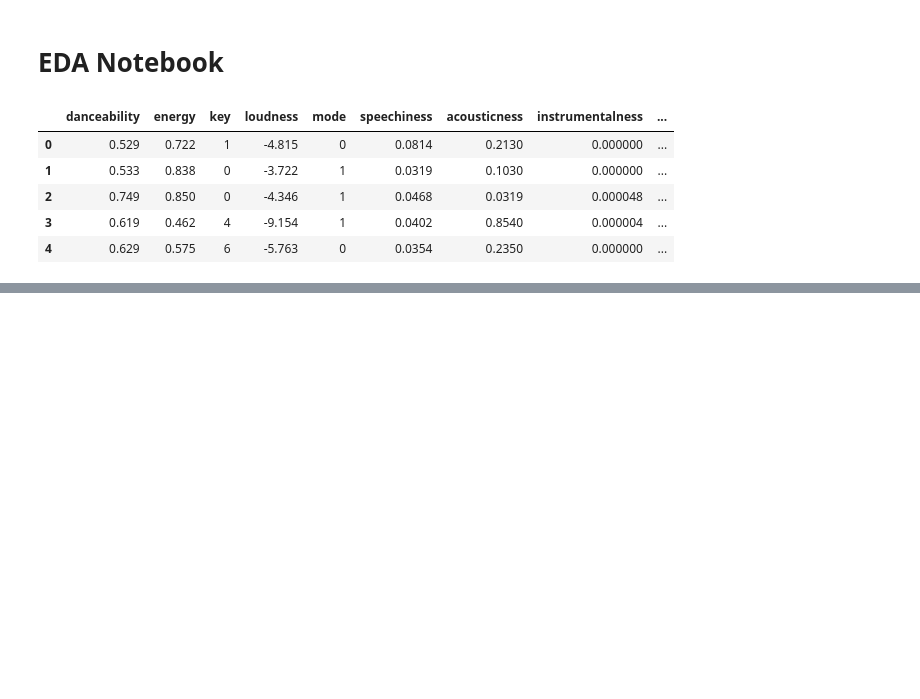
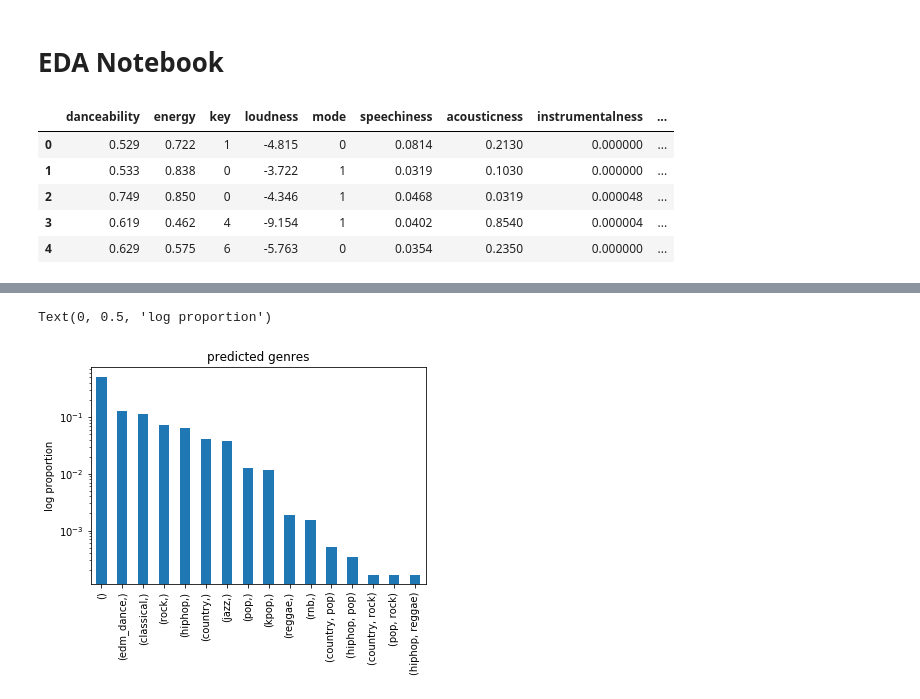
Before and after one commit to ChrisWynne/dsc160-midterm-group-5, a Jupyter notebook: code/coden_eda.ipynb, the cells around one changed output, grey strips where cells are left out. Saved outputs shown, nothing was run; the diff lists cells and outputs as text; code cells hidden in the pictures; blank space fills up the shorter version.

```diff
--- a/code/coden_eda.ipynb
+++ b/code/coden_eda.ipynb
@@ -59,7 +60,7 @@ def get_pred_stats(preds, y_test, classes):
     out = {"correct_predictions":total_correctness}
 
     for genre in equality_df:
-        out["{}_accuracy".format(genre)] = np.mean(equality_df[genre])
+        out["{}_error_rate".format(genre)] = 1 - np.mean(equality_df[genre])
 
     return pd.Series(out).round(3).sort_values(ascending=False)
 # %%
@@ -73,10 +74,10 @@ binarized_data = binarizer.fit_transform(analysis_df["genre(s)"])
 
 X_train, X_test, y_train, y_test = train_test_split(analysis_df[numerical_feats], binarized_data)
 
-models = {"KNeighborsClassifier":KNeighborsClassifier(),
-          "DecisionTreeClassifier":DecisionTreeClassifier(),
-          "RandomForestClassifier":RandomForestClassifier(),
-          "MLPClassifier":sklearn.neural_network.MLPClassifier(max_iter=5000)}
+models = {#"KNeighborsClassifier":KNeighborsClassifier(),
+#           "DecisionTreeClassifier":DecisionTreeClassifier(),
+          "RandomForestClassifier":RandomForestClassifier()}#,
+#           "MLPClassifier":sklearn.neural_network.MLPClassifier(max_iter=5000)}
 
 for modl_name in models:
     model = models[modl_name]
@@ -140,3 +102,11 @@ dtype: float64
+# %%
+ax = (pd.Series(binarizer.inverse_transform(preds)).value_counts()/len(preds)).plot(kind="bar",
+                                                                                    title="predicted genres",
+                                                                                    logy=True)
+ax.set_ylabel("log proportion")
+# %% [output]
+Text(0, 0.5, 'log proportion')
+[figure, added]
 # %%
 train_proportion = 0.6
 
```
Also changed, not shown: parts of 4 cells of this notebook.
